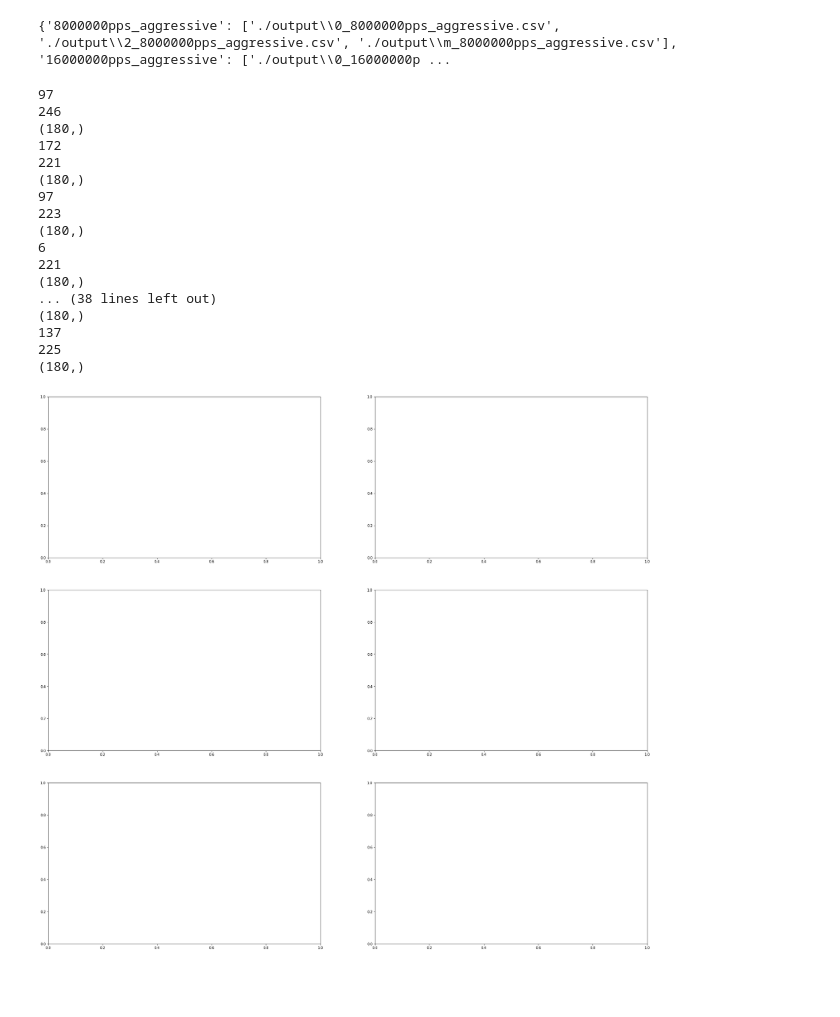
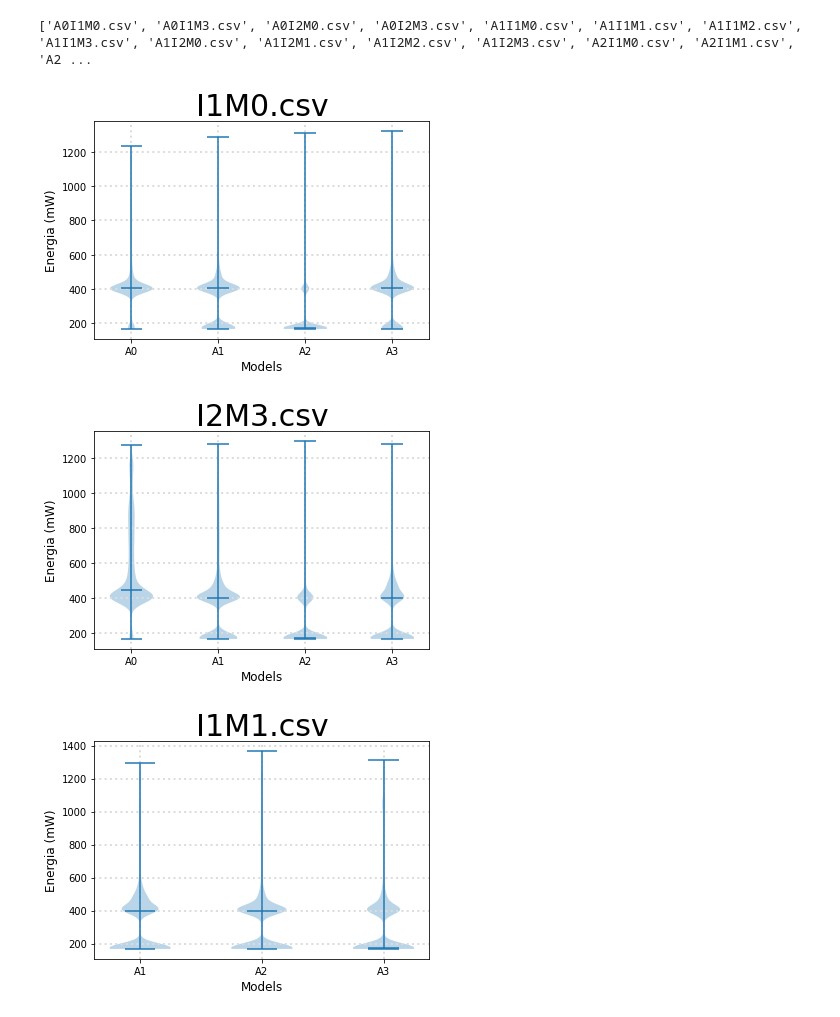
Before and after one commit to pedromonici/T800, a Jupyter notebook: pwr_measure/TimeSeriesAnalysis.ipynb, the cells around one changed output. Cells and saved outputs as stored; diff of their text form; code cells hidden in the pictures; blank space fills up the shorter version.

```diff
--- a/pwr_measure/TimeSeriesAnalysis.ipynb
+++ b/pwr_measure/TimeSeriesAnalysis.ipynb
@@ -15,11 +7,0 @@ print(files)
-# %%
-def group_models(experiments):
-    groups = {key: [] for key in set([experiment[11:-4] for experiment in experiments])}
-    for experiment in experiments:
-        groups[experiment[11:-4]].append(experiment)
-    return groups
-
-groupped_models = group_models(files)
-print(groupped_models)
-# %% [output]
-{'8000000pps_aggressive': ['./output\\0_8000000pps_aggressive.csv', './output\\2_8000000pps_aggressive.csv', './output\\m_8000000pps_aggressive.csv'], '16000000pps_aggressive': ['./output\\0_16000000p ...
@@ -53,21 +7,0 @@ def plot_metric(metric):
-# %%
-plot_metric('pwr_mW')
-# %% [output]
-97
-246
-(180,)
-172
-221
-(180,)
-97
-223
-(180,)
-6
-221
-(180,)
-... (38 lines left out)
-(180,)
-137
-225
-(180,)
-[figure, removed]
@@ -73,0 +70,8 @@ plot_metric('pwr_mW')
+# %%
+experiments_suite = ExperimentsSuite('./output')
+figs = experiments_suite.plot_experiments('pwr_mW', 'Energia (mW)')
+# %% [output]
+['A0I1M0.csv', 'A0I1M3.csv', 'A0I2M0.csv', 'A0I2M3.csv', 'A1I1M0.csv', 'A1I1M1.csv', 'A1I1M2.csv', 'A1I1M3.csv', 'A1I2M0.csv', 'A1I2M1.csv', 'A1I2M2.csv', 'A1I2M3.csv', 'A2I1M0.csv', 'A2I1M1.csv', 'A2 ...
+[figure, added]
+[figure, added]
+[figure, added]
```
Also changed, not shown: parts of 6 cells of this notebook, 48 other files.
